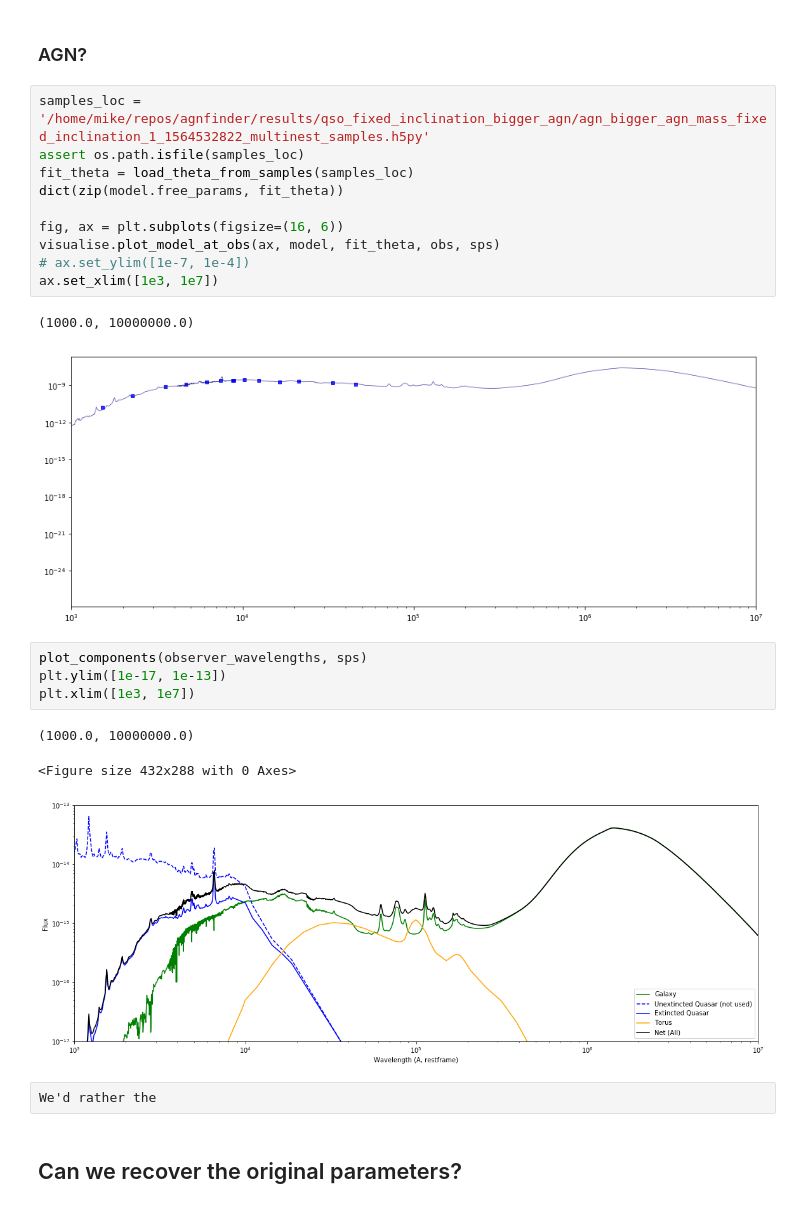
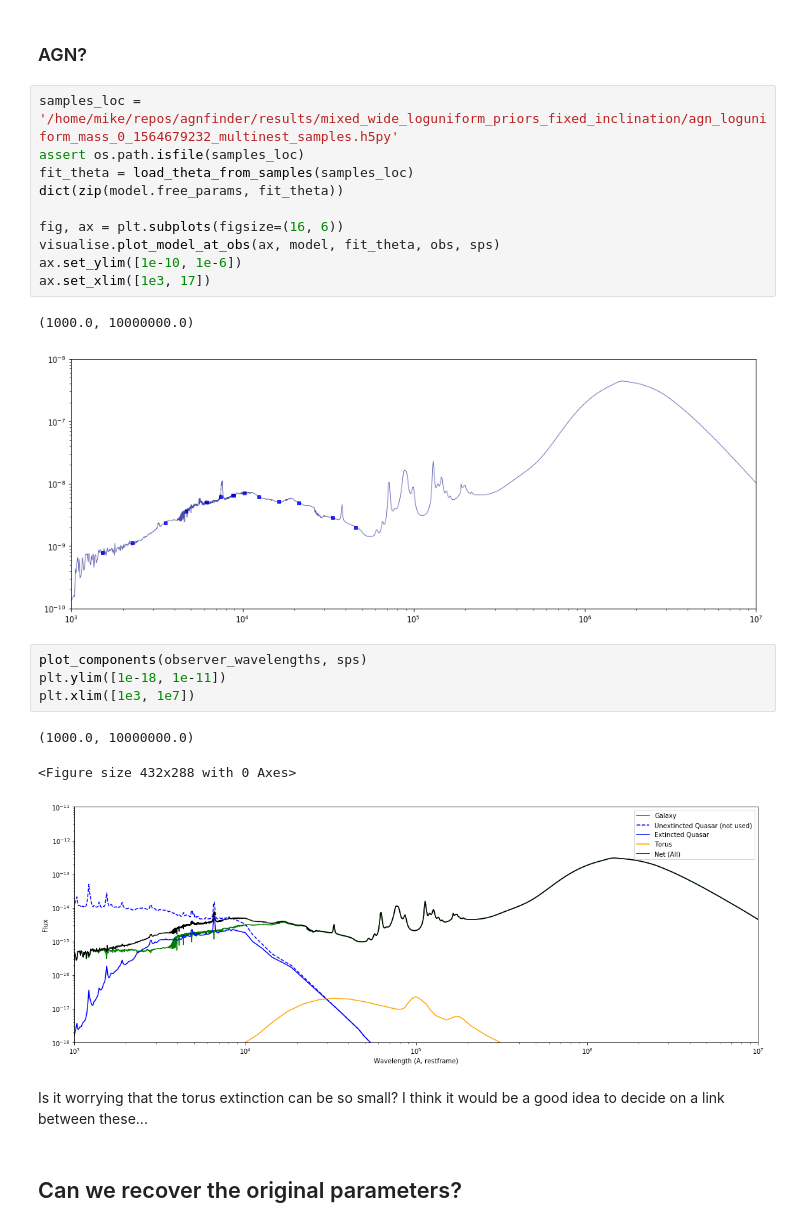
Before and after one commit to mwalmsley/agnfinder, a Jupyter notebook: notebooks/check_inference_on_synthetic_obs.ipynb, the cells around one changed output. Drawn from its saved outputs; the diff is of its cells as text.

```diff
--- a/notebooks/check_inference_on_synthetic_obs.ipynb
+++ b/notebooks/check_inference_on_synthetic_obs.ipynb
@@ -249,28 +257,28 @@ plt.xlim([1e3, 1e7])
 # %% [markdown]
 ### AGN?
 # %%
-samples_loc = '/home/mike/repos/agnfinder/results/qso_fixed_inclination_bigger_agn/agn_bigger_agn_mass_fixed_inclination_1_1564532822_multinest_samples.h5py'
+samples_loc = '/home/mike/repos/agnfinder/results/mixed_wide_loguniform_priors_fixed_inclination/agn_loguniform_mass_0_1564679232_multinest_samples.h5py'
 assert os.path.isfile(samples_loc)
 fit_theta = load_theta_from_samples(samples_loc)
 dict(zip(model.free_params, fit_theta))
 
 fig, ax = plt.subplots(figsize=(16, 6))
 visualise.plot_model_at_obs(ax, model, fit_theta, obs, sps)
-# ax.set_ylim([1e-7, 1e-4])
-ax.set_xlim([1e3, 1e7])
+ax.set_ylim([1e-10, 1e-6])
+ax.set_xlim([1e3, 17])
 # %% [output]
 (1000.0, 10000000.0)
-[figure, old version]
+[figure, new version]
 # %%
 plot_components(observer_wavelengths, sps)
-plt.ylim([1e-17, 1e-13])
+plt.ylim([1e-18, 1e-11])
 plt.xlim([1e3, 1e7])
 # %% [output]
 (1000.0, 10000000.0)
 <Figure size 432x288 with 0 Axes>
-[figure, old version]
+[figure, new version]
-# %%
-We'd rather the
+# %% [markdown]
+Is it worrying that the torus extinction can be so small? I think it would be a good idea to decide on a link between these...
 # %% [markdown]
 ## Can we recover the original parameters?
 # %%
```
Also changed, not shown: parts of 10 cells of this notebook, 1 other file.
